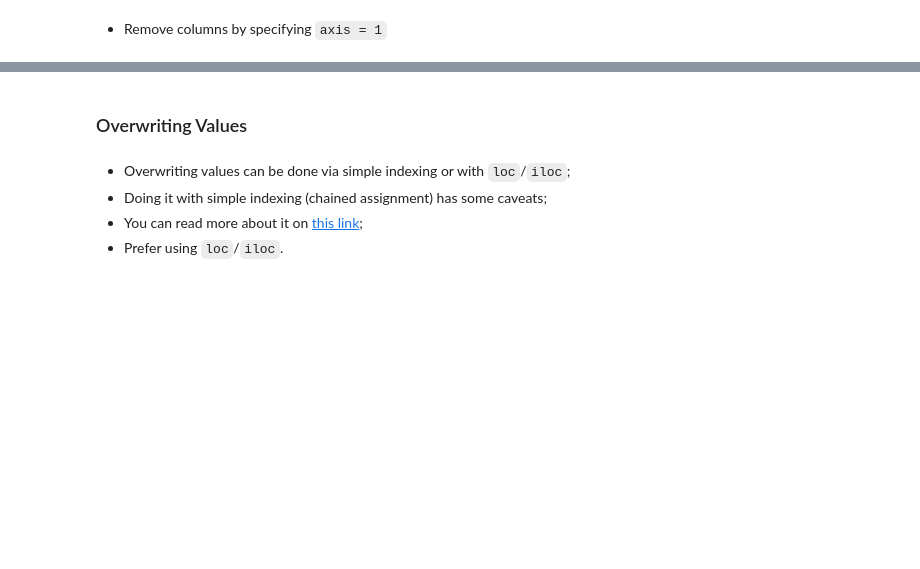
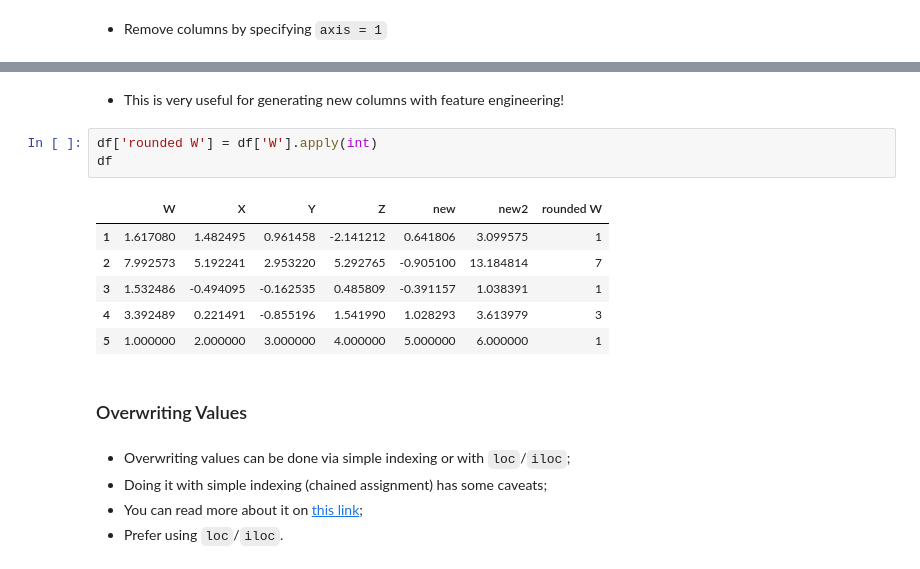
Before and after one commit to pedro-duk/data-science-references-and-tips, a Jupyter notebook: 01 - Numpy and Pandas.ipynb, the cells around one changed output, grey strips where cells are left out. Drawn from its saved outputs; the diff is of its cells as text; blank space fills up the shorter version.

```diff
--- a/01 - Numpy and Pandas.ipynb
+++ b/01 - Numpy and Pandas.ipynb
@@ -1002,3 +1146,15 @@ df.drop('W',axis=1)
+# %% [markdown]
+- This is very useful for generating new columns with feature engineering!
+# %%
+df['rounded W'] = df['W'].apply(int)
+df
+# %% [output]
+|  | W | X | Y | Z | new | new2 | rounded W |
+| 1 | 1.617080 | 1.482495 | 0.961458 | -2.141212 | 0.641806 | 3.099575 | 1 |
+| 2 | 7.992573 | 5.192241 | 2.953220 | 5.292765 | -0.905100 | 13.184814 | 7 |
+| 3 | 1.532486 | -0.494095 | -0.162535 | 0.485809 | -0.391157 | 1.038391 | 1 |
+| 4 | 3.392489 | 0.221491 | -0.855196 | 1.541990 | 1.028293 | 3.613979 | 3 |
+| 5 | 1.000000 | 2.000000 | 3.000000 | 4.000000 | 5.000000 | 6.000000 | 1 |
 # %% [markdown]
 ### Overwriting Values
 # %% [markdown]
```
Also changed, not shown: parts of 94 cells of this notebook, 5 other files.
